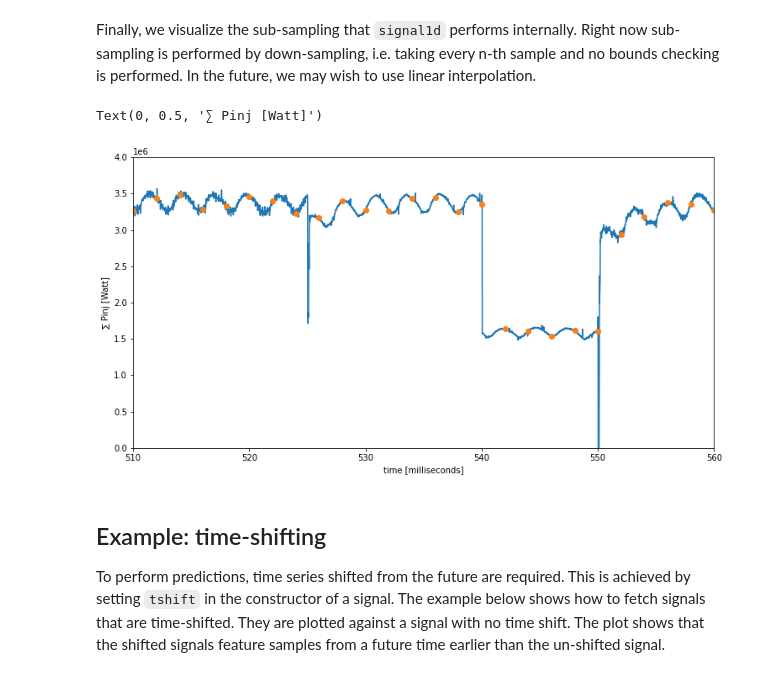
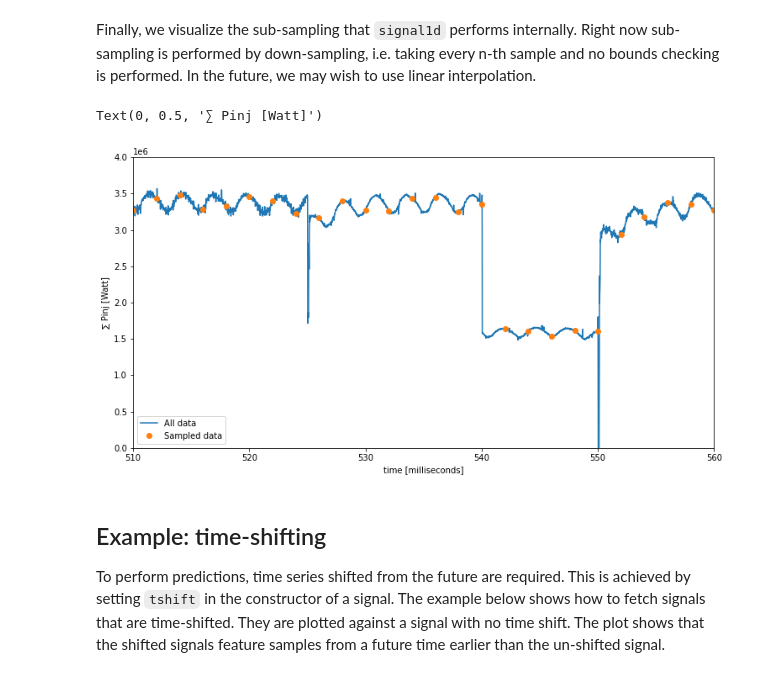
Before and after one commit to PlasmaControl/d3d_loaders, a Jupyter notebook: examples/example_signals.ipynb, the cells around one changed output. Drawn from its saved outputs; the diff is of its cells as text; code cells hidden in the pictures.

```diff
--- a/examples/example_signals.ipynb
+++ b/examples/example_signals.ipynb
@@ -95,21 +95,21 @@ Finally, we visualize the sub-sampling that `signal1d` performs internally. Righ
 # %%
 plot_idx_all = tb_pinj < 2000
 
 fig = plt.figure(figsize=(12, 6))
 ax = fig.add_axes([0.1, 0.1, 0.8, 0.8])
 
 ax.plot(tb_pinj[plot_idx_all], pinj_data_all[plot_idx_all], '-', label="All data")
 ax.plot(np.arange(t0, t1, tsample), sig_pinj.data * sig_pinj.data_std + sig_pinj.data_mean, 'o', label="Sampled data")
 
 ax.set_xlim(510.0, 560)
 ax.set_ylim(0, 4e6)
 
-ax.legend(loc="lower l")
+ax.legend(loc="lower left")
 ax.set_xlabel("time [milliseconds]")
 ax.set_ylabel("∑ Pinj [Watt]")
 # %% [output]
 Text(0, 0.5, '∑ Pinj [Watt]')
-[figure, old version]
+[figure, new version]
 # %% [markdown]
 ## Example: time-shifting
 
```
Also changed, not shown: parts of 6 cells of this notebook, 3 other files.
